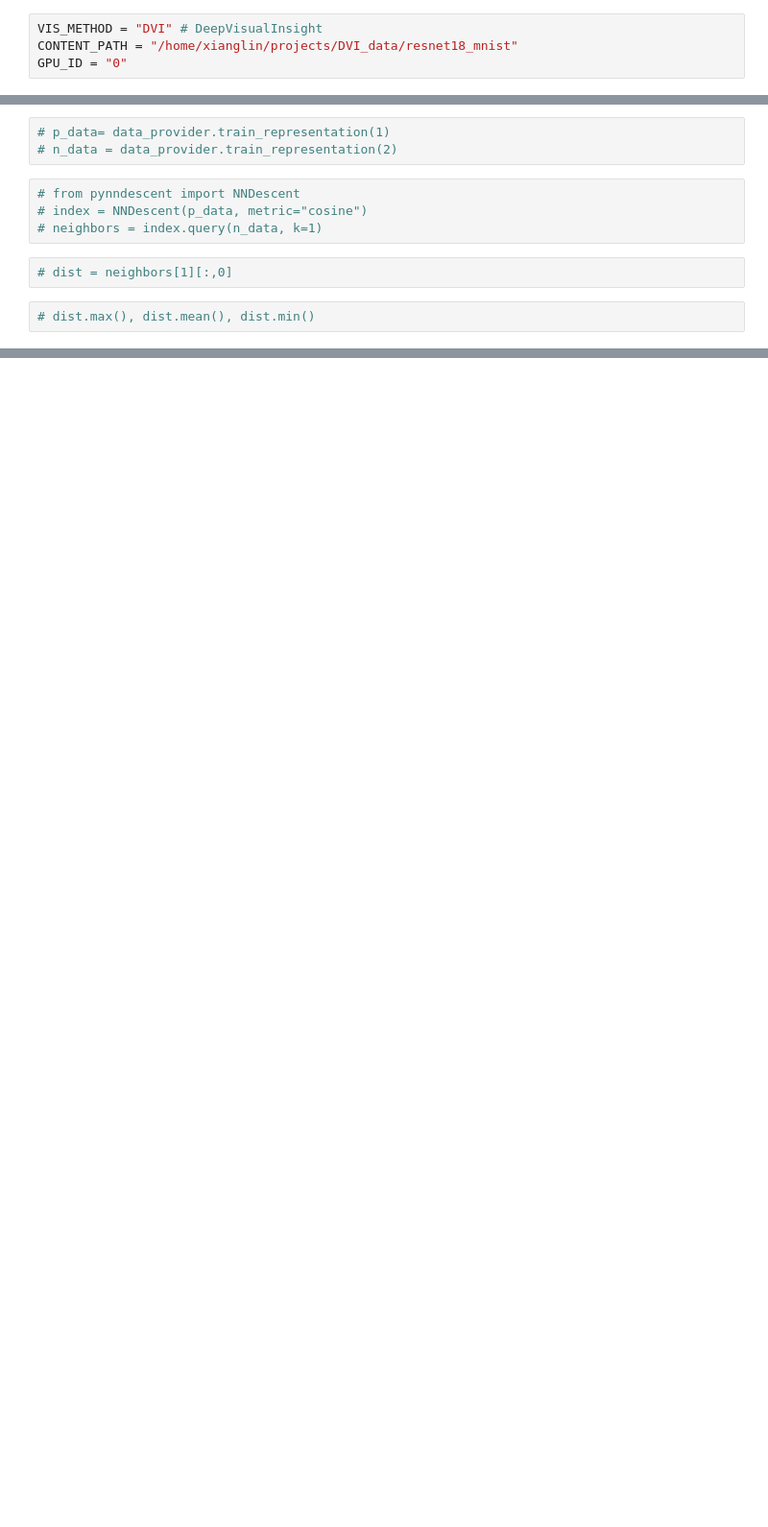
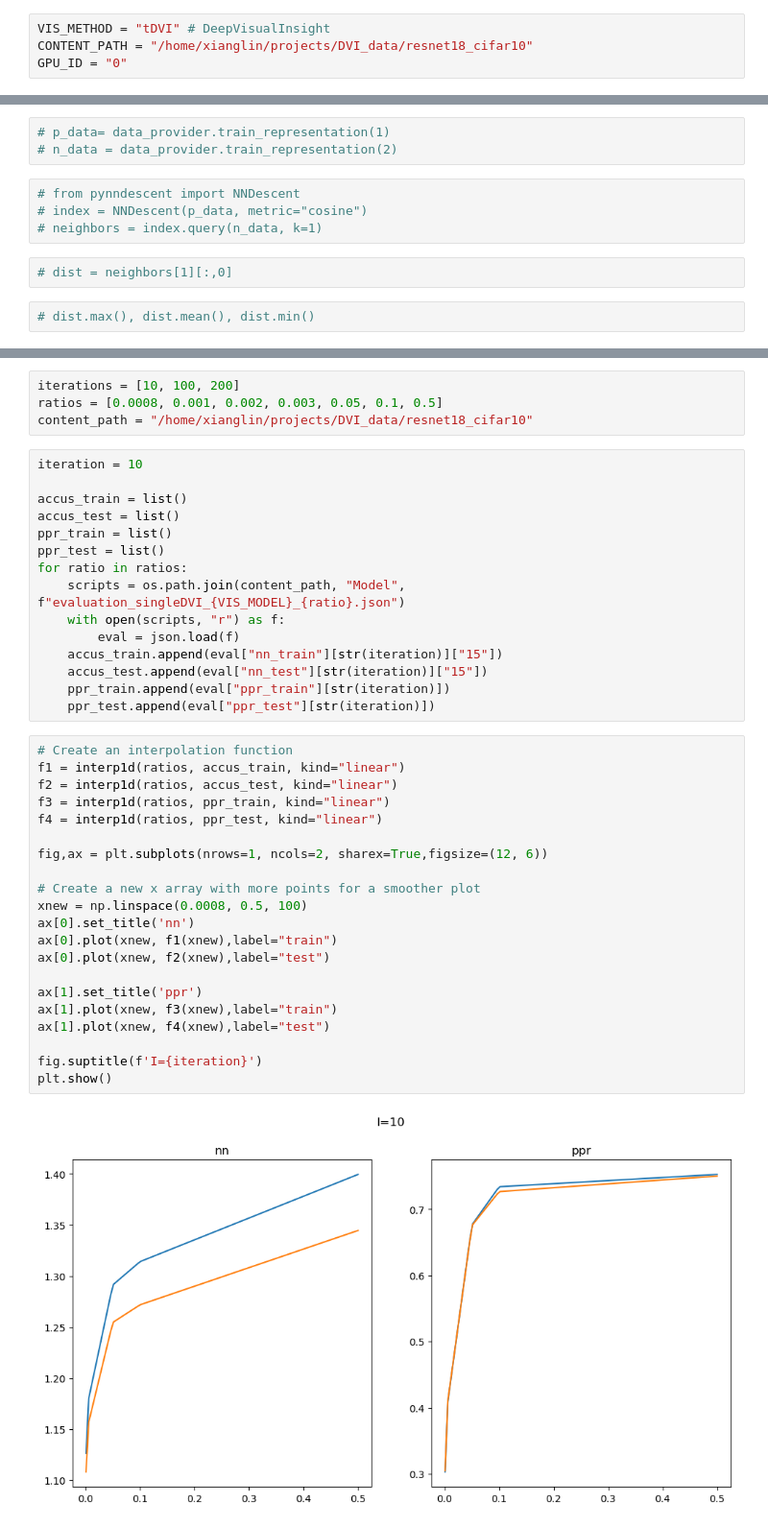
Before and after one commit to xianglinyang/GenVis, a Jupyter notebook: experiments/nas.ipynb, the cells around one changed output, grey strips where cells are left out. Shown at 96% size. Drawn from its saved outputs; the diff is of its cells as text; blank space fills up the shorter version.

Commit message:
exp on sampling ratio

```diff
--- a/experiments/nas.ipynb
+++ b/experiments/nas.ipynb
@@ -20,6 +24,6 @@ from singleVis.spatial_edge_constructor import SingleEpochSpatialEdgeConstructor
 # %%
-VIS_METHOD = "DVI" # DeepVisualInsight
-CONTENT_PATH = "/home/xianglin/projects/DVI_data/resnet18_mnist"
+VIS_METHOD = "tDVI" # DeepVisualInsight
+CONTENT_PATH = "/home/xianglin/projects/DVI_data/resnet18_cifar10"
 GPU_ID = "0"
 # %%
 sys.path.append(CONTENT_PATH)
@@ -370,0 +419,42 @@ snip ratio:     0.25     29.866882354198466
+# %%
+iterations = [10, 100, 200]
+ratios = [0.0008, 0.001, 0.002, 0.003, 0.05, 0.1, 0.5]
+content_path = "/home/xianglin/projects/DVI_data/resnet18_cifar10"
+# %%
+iteration = 10
+
+accus_train = list()
+accus_test = list()
+ppr_train = list()
+ppr_test = list()
+for ratio in ratios:
+    scripts = os.path.join(content_path, "Model", f"evaluation_singleDVI_{VIS_MODEL}_{ratio}.json")
+    with open(scripts, "r") as f:
+        eval = json.load(f)
+    accus_train.append(eval["nn_train"][str(iteration)]["15"])
+    accus_test.append(eval["nn_test"][str(iteration)]["15"])
+    ppr_train.append(eval["ppr_train"][str(iteration)])
+    ppr_test.append(eval["ppr_test"][str(iteration)])
+# %%
+# Create an interpolation function
+f1 = interp1d(ratios, accus_train, kind="linear")
+f2 = interp1d(ratios, accus_test, kind="linear")
+f3 = interp1d(ratios, ppr_train, kind="linear")
+f4 = interp1d(ratios, ppr_test, kind="linear")
+
+fig,ax = plt.subplots(nrows=1, ncols=2, sharex=True,figsize=(12, 6))
+
+# Create a new x array with more points for a smoother plot
+xnew = np.linspace(0.0008, 0.5, 100)
+ax[0].set_title('nn')
+ax[0].plot(xnew, f1(xnew),label="train")
+ax[0].plot(xnew, f2(xnew),label="test")
+
+ax[1].set_title('ppr')
+ax[1].plot(xnew, f3(xnew),label="train")
+ax[1].plot(xnew, f4(xnew),label="test")
+
+fig.suptitle(f'I={iteration}')
+plt.show()
+# %% [output]
+[figure, added]
```
Also changed, not shown: parts of 19 cells of this notebook.
